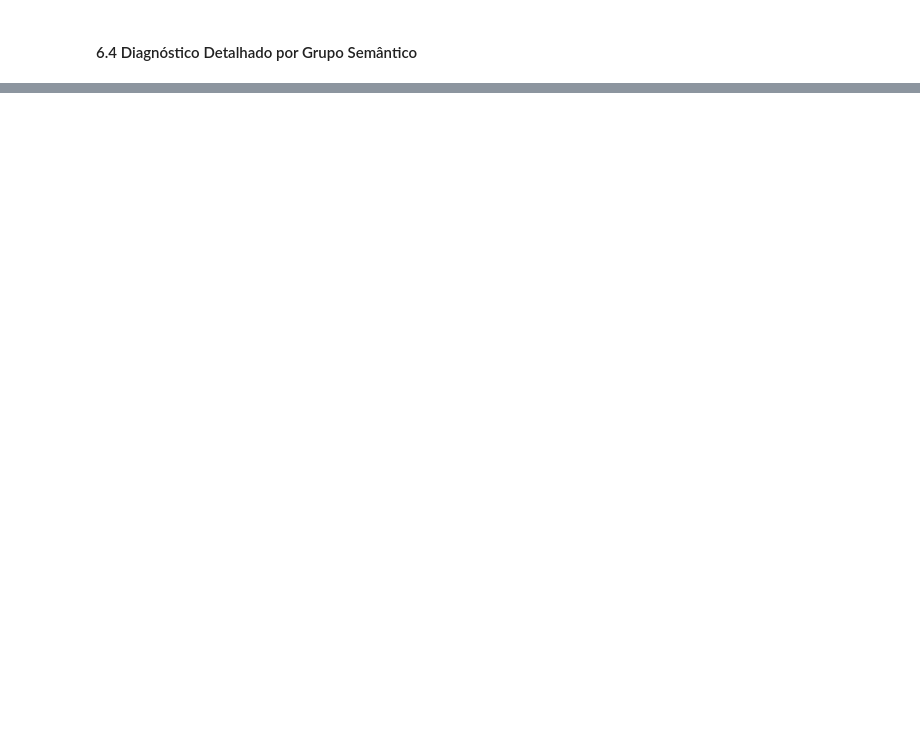
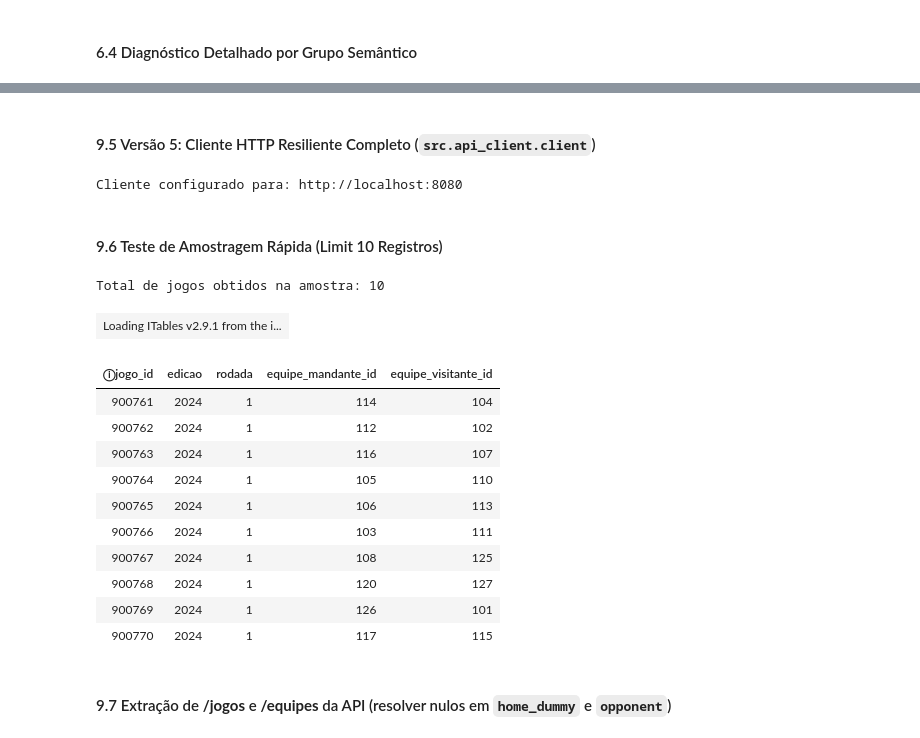
Before and after one commit to mromaoro/desafio-tecnico-gato-mestre-manual, a Jupyter notebook: notebooks/01_obtencao_dados.ipynb, the cells around one changed output, grey strips where cells are left out. Cells and saved outputs as stored; diff of their text form; code cells hidden in the pictures; blank space fills up the shorter version.

```diff
--- a/notebooks/01_obtencao_dados.ipynb
+++ b/notebooks/01_obtencao_dados.ipynb
@@ -405,0 +719,39 @@ resumo_qualidade_dados(df_raw, colunas=COLS_SCOUTS)
+# %% [markdown]
+#### 9.5 Versão 5: Cliente HTTP Resiliente Completo (`src.api_client.client`)
+# %%
+from src.api_client.client import ApiClient
+
+BASE_URL = "http://localhost:8080"
+TOKEN = "gm-0e9ba73c2c96"
+
+# Instanciação do cliente oficial do projeto
+client = ApiClient(base_url=BASE_URL, token=TOKEN)
+print(f"Cliente configurado para: {client.base_url}")
+# %% [output]
+Cliente configurado para: http://localhost:8080
+# %% [markdown]
+#### 9.6 Teste de Amostragem Rápida (Limit 10 Registros)
+# %%
+# Teste trazendo apenas 10 partidas de 2024 para validação de schema
+jogos_amostra = client.obter_jogos_temporada(edicao=2024, max_registros=10)
+print(f"Total de jogos obtidos na amostra: {len(jogos_amostra)}")
+
+# Conversão para DataFrame e exibição interativa
+df_jogos_amostra = pd.DataFrame(jogos_amostra)
+df_jogos_amostra
+# %% [output]
+Total de jogos obtidos na amostra: 10
+| Loading ITables v2.9.1 from the i... |
+| ⓘjogo_id | edicao | rodada | equipe_mandante_id | equipe_visitante_id |
+| 900761 | 2024 | 1 | 114 | 104 |
+| 900762 | 2024 | 1 | 112 | 102 |
+| 900763 | 2024 | 1 | 116 | 107 |
+| 900764 | 2024 | 1 | 105 | 110 |
+| 900765 | 2024 | 1 | 106 | 113 |
+| 900766 | 2024 | 1 | 103 | 111 |
+| 900767 | 2024 | 1 | 108 | 125 |
+| 900768 | 2024 | 1 | 120 | 127 |
+| 900769 | 2024 | 1 | 126 | 101 |
+| 900770 | 2024 | 1 | 117 | 115 |
+# %% [markdown]
+#### 9.7 Extração de **/jogos** e **/equipes** da API (resolver nulos em `home_dummy` e `opponent`)
```
Also changed, not shown: parts of 29 cells of this notebook, 10 other files.
